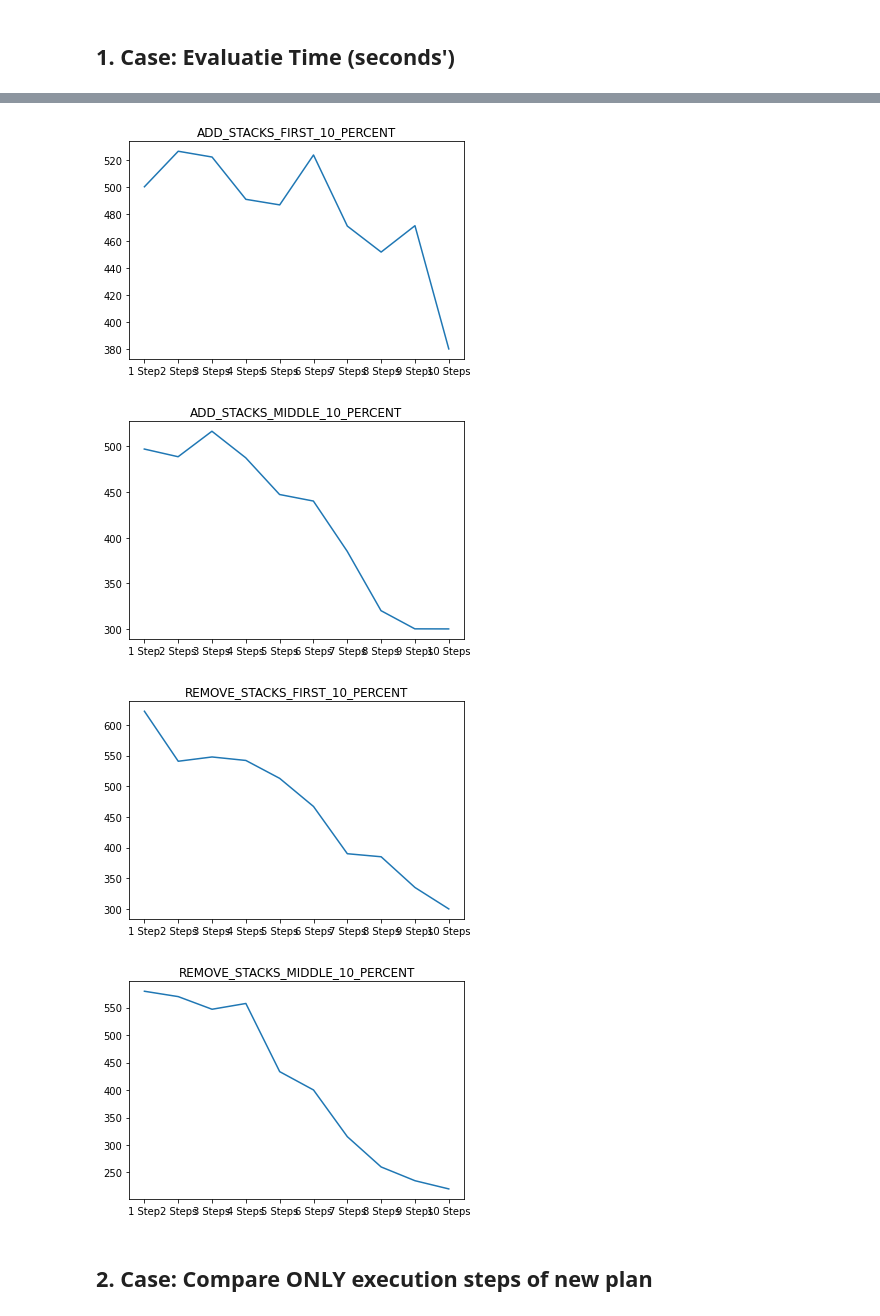
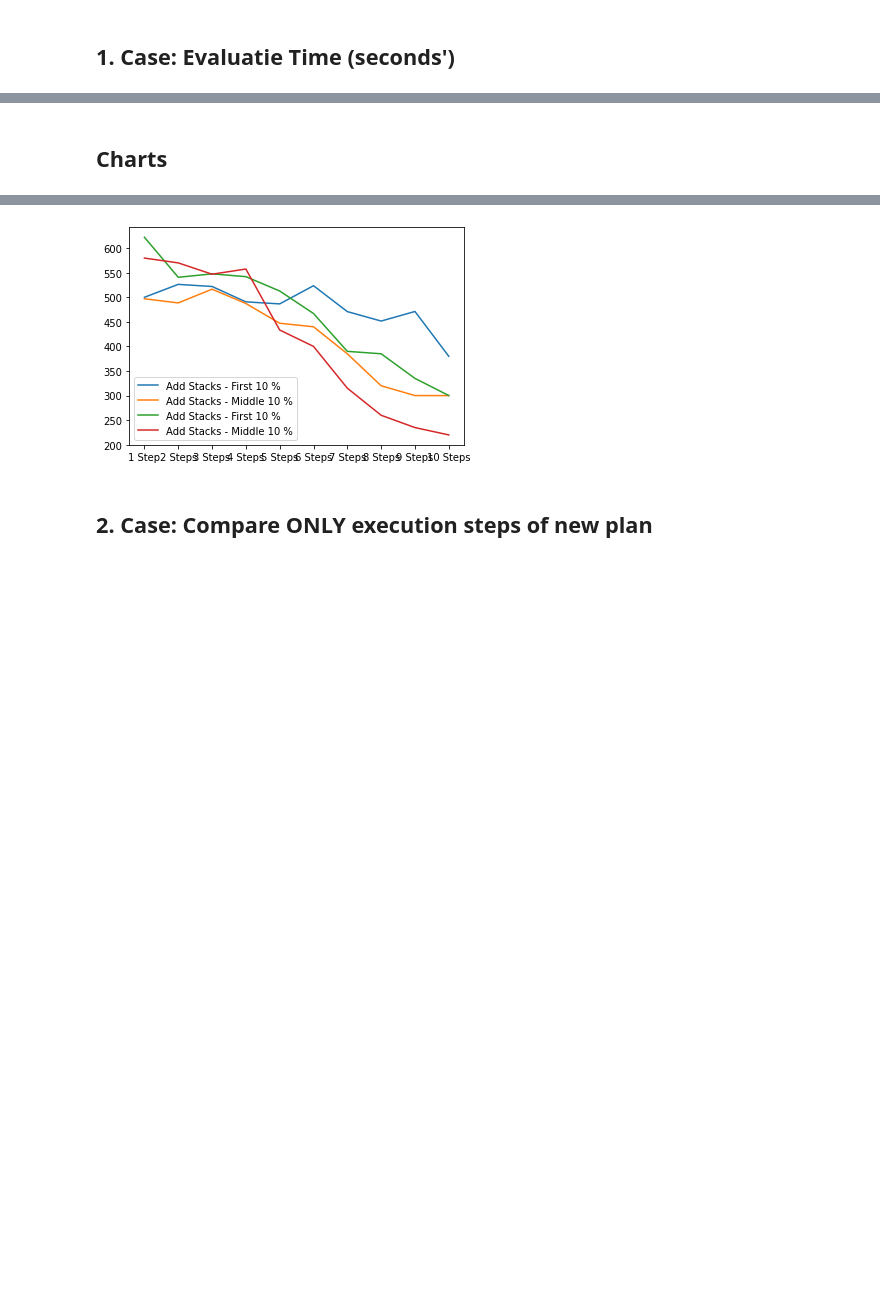
Before and after one commit to martineisenberg/momot-reactive, a Jupyter notebook: evaluation/data_processing.ipynb, the cells around one changed output, grey strips where cells are left out. Saved outputs shown, nothing was run; the diff lists cells and outputs as text; code cells hidden in the pictures; blank space fills up the shorter version.

```diff
--- a/evaluation/data_processing.ipynb
+++ b/evaluation/data_processing.ipynb
@@ -313,7 +474,6 @@ for f in files:
         df_p = pd.read_csv(os.path.join('.', 'exp3/case_1to100', "parallel_results", f[:-4] + "_predictive.csv"), sep=";")
 
         ## reenumerate predictive run rows from 0,1,2,3,4,5 to 0,0,0, 1,1,1, ...
-        print(f)
         df_p['run'] = df_p['run'].map(int)/3
         df_p['run'] = df_p["run"].map(int)
 
@@ -364,7 +524,7 @@ display(overall_runtime.iloc[:2, :])
 display(overall_runtime.iloc[2:4, :])
 
 for steps in step_variants:
-    pass#overall_runtime[f"Parallel ({steps})"] = (overall_runtime[f"Parallel ({steps})"] - overall_runtime["Idle Replan"])/ overall_runtime["Idle Replan"] * 100
+    overall_runtime[f"Parallel ({steps})"] = (overall_runtime[f"Parallel ({steps})"] - overall_runtime["Idle Replan"])/ overall_runtime["Idle Replan"] * 100
 
 #mean.round({'Replanning': 1})
 #mean["Replanning (seed 0.2)"] = (mean["Replanning (seed 0.2)"] - mean["Replanning"])/ mean["Replanning"] * 100
@@ -378,8 +538,4 @@ plt.bar([1, 2], overall_runtime.iloc[0, 1:3])
 
 print("Standard Deviation - Execution time (seconds)")
 #overall_runtime_std.iloc[:, 1:] = overall_runtime_std[:, 1:]/overall_runtime[:, 1:]
-
-
-display(overall_runtime_std.iloc[:2, :])
-display(overall_runtime_std.iloc[2:4, :])
 # %% [output]
@@ -420,3 +558,5 @@ display(overall_runtime.iloc[0:1, 2:3] + overall_runtime.iloc[0:1, 5:6])
+# %% [markdown]
+## Charts
 # %%
 parallel_executions = pd.DataFrame(columns=["Option", "1 Step", "2 Steps", "3 Steps", "4 Steps", "5 Steps", "6 Steps", "7 Steps", "8 Steps", "9 Steps", "10 Steps"])
 parallel_executions["Option"] = overall_runtime["Option"]
@@ -430,18 +570,13 @@ parallel_executions["7 Steps"] = overall_runtime["Parallel (7)"]
 parallel_executions["8 Steps"] = overall_runtime["Parallel (8)"]
 parallel_executions["9 Steps"] = overall_runtime["Parallel (9)"]
 parallel_executions["10 Steps"] = overall_runtime["Parallel (10)"]
-display(parallel_executions.iloc[:, 1:])
-plt.plot(parallel_executions.iloc[0, 1:])
-plt.title(parallel_executions.iloc[0]['Option'])
-plt.show()
-plt.plot(parallel_executions.iloc[1, 1:])
-plt.title(parallel_executions.iloc[1]['Option'])
-plt.show()
-plt.plot(parallel_executions.iloc[2, 1:])
-plt.title(parallel_executions.iloc[2]['Option'])
-plt.show()
-plt.plot(parallel_executions.iloc[3, 1:])
-plt.title(parallel_executions.iloc[3]['Option'])
+display(parallel_executions)
+plt.plot(parallel_executions.iloc[0, 1:], label="Add Stacks - First 10 %")
+plt.plot(parallel_executions.iloc[1, 1:], label="Add Stacks - Middle 10 %")
+plt.plot(parallel_executions.iloc[2, 1:], label="Add Stacks - First 10 %")
+plt.plot(parallel_executions.iloc[3, 1:], label="Add Stacks - Middle 10 %")
+plt.legend()
+plt.savefig("exp3_parallel_linechart.png")
 plt.show()
 #parallel_executions.iloc[0, 1:].plot.line()
 # %% [output]
@@ -453,7 +588,4 @@ plt.show()
-[figure, old version]
+[figure, new version]
-[figure, removed]
-[figure, removed]
-[figure, removed]
 # %% [markdown]
 ## 2. Case: Compare ONLY execution steps of new plan
 # %%
```
Also changed, not shown: parts of 16 cells of this notebook, 1 other file.
